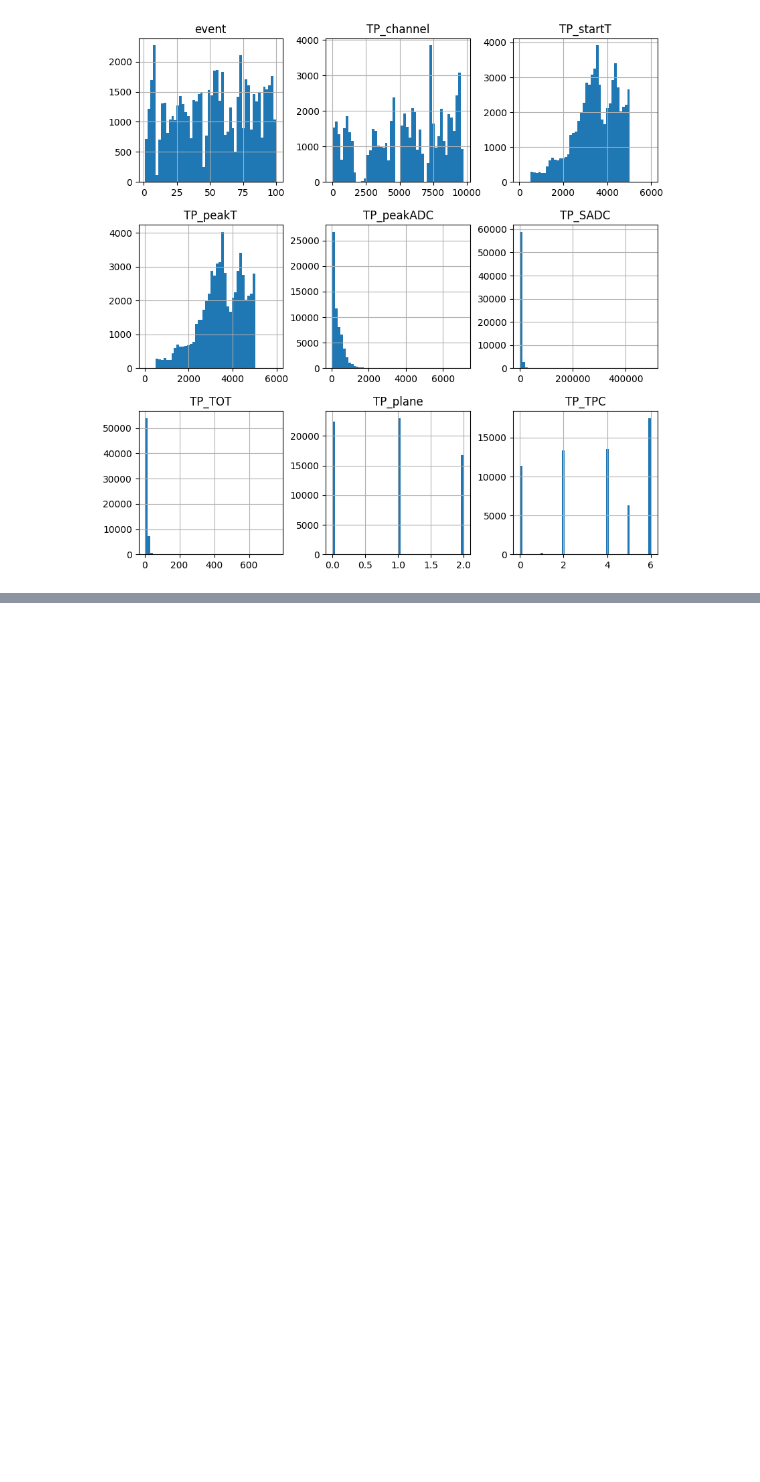
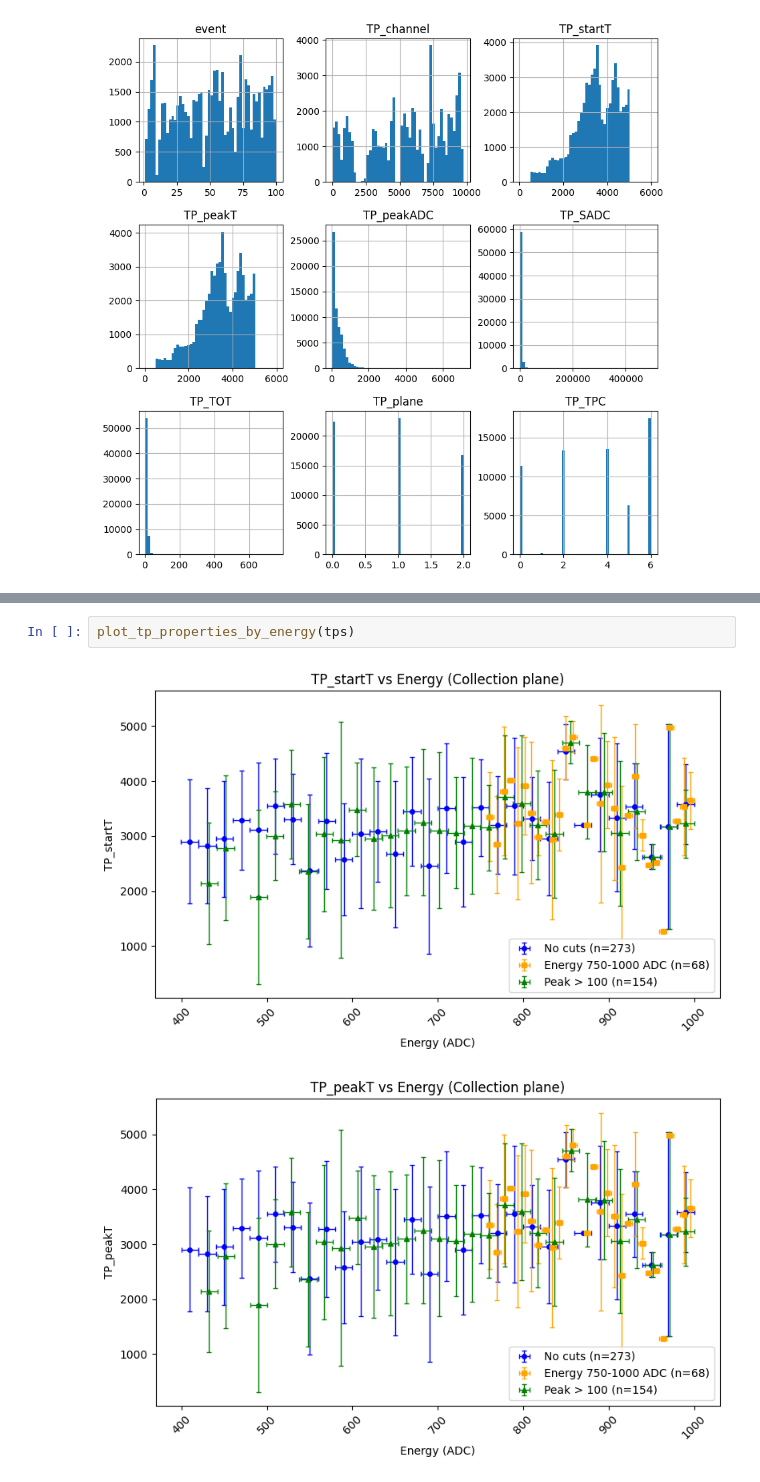
Before and after one commit to JuliaFavaro/SS25_TP_ProtoDUNE, a Jupyter notebook: src/MC_data.ipynb, the cells around one changed output, grey strips where cells are left out. Cells and saved outputs as stored; diff of their text form; blank space fills up the shorter version.

```diff
--- a/src/MC_data.ipynb
+++ b/src/MC_data.ipynb
@@ -270,0 +448,5 @@ plot_plane_traces(tps)
+# %%
+plot_tp_properties_by_energy(tps)
+# %% [output]
+[figure, added]
+[figure, added]
```
Also changed, not shown: parts of 24 cells of this notebook.
